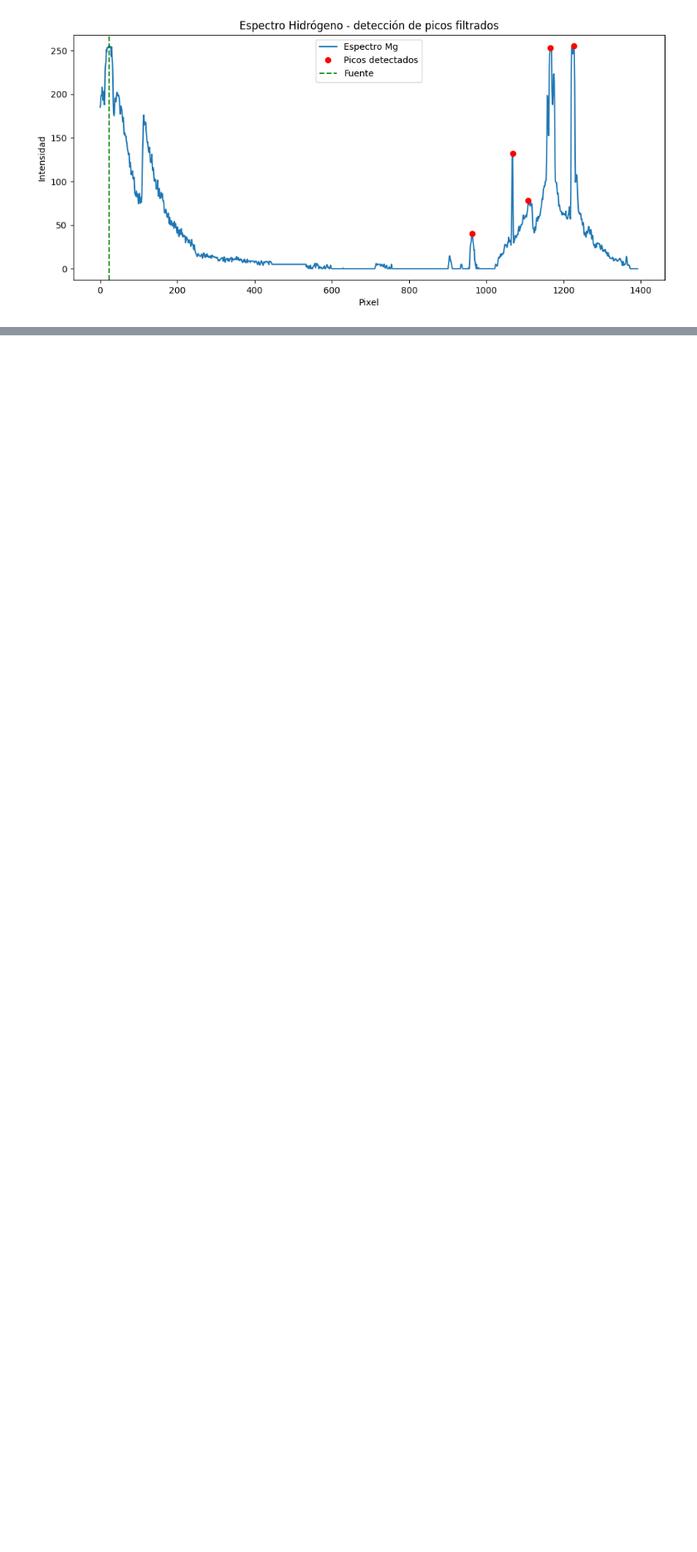
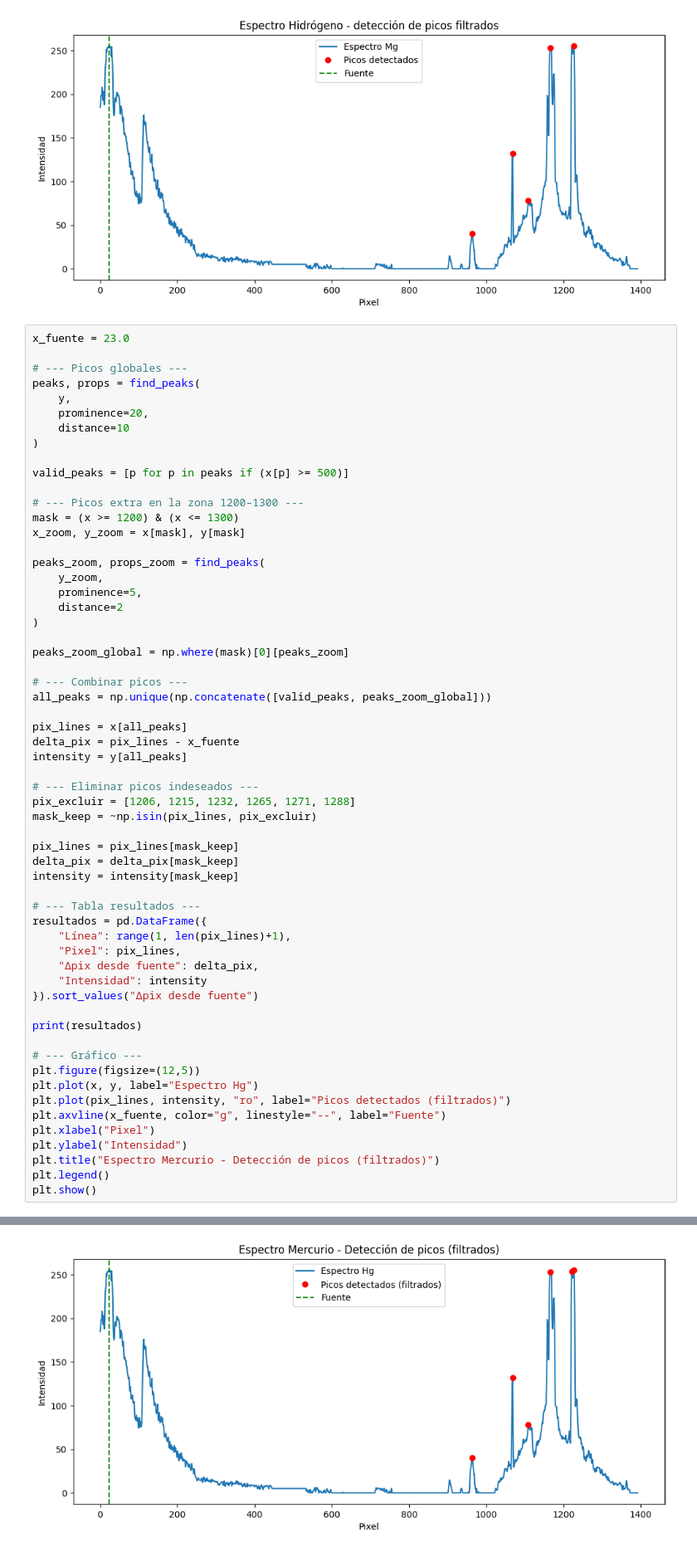
Before and after one commit to KateT840/Laboratorio_moderna, a Jupyter notebook: Lab_2/Codigo_Lab_2_mercurio.ipynb, the cells around one changed output, grey strips where cells are left out. Shown at 83% size. Drawn from its saved outputs; the diff is of its cells as text; blank space fills up the shorter version.

```diff
--- a/Lab_2/Codigo_Lab_2_mercurio.ipynb
+++ b/Lab_2/Codigo_Lab_2_mercurio.ipynb
@@ -135,3 +135,63 @@ plt.show()
 3      4  1166.0             1143.0     253.000
 4      5  1227.0             1204.0     255.000
 [figure]
+# %%
+x_fuente = 23.0
+
+# --- Picos globales ---
+peaks, props = find_peaks(
+    y,
+    prominence=20,
+    distance=10
+)
+
+valid_peaks = [p for p in peaks if (x[p] >= 500)]
+
+# --- Picos extra en la zona 1200–1300 ---
+mask = (x >= 1200) & (x <= 1300)
+x_zoom, y_zoom = x[mask], y[mask]
+
+peaks_zoom, props_zoom = find_peaks(
+    y_zoom,
+    prominence=5,
+    distance=2
+)
+
+peaks_zoom_global = np.where(mask)[0][peaks_zoom]
+
+# --- Combinar picos ---
+all_peaks = np.unique(np.concatenate([valid_peaks, peaks_zoom_global]))
+
+pix_lines = x[all_peaks]
+delta_pix = pix_lines - x_fuente
+intensity = y[all_peaks]
+
+# --- Eliminar picos indeseados ---
+pix_excluir = [1206, 1215, 1232, 1265, 1271, 1288]
+mask_keep = ~np.isin(pix_lines, pix_excluir)
+
+pix_lines = pix_lines[mask_keep]
+delta_pix = delta_pix[mask_keep]
+intensity = intensity[mask_keep]
+
+# --- Tabla resultados ---
+resultados = pd.DataFrame({
+    "Línea": range(1, len(pix_lines)+1),
+    "Pixel": pix_lines,
+    "Δpix desde fuente": delta_pix,
+    "Intensidad": intensity
+}).sort_values("Δpix desde fuente")
+
+print(resultados)
+
+# --- Gráfico ---
+plt.figure(figsize=(12,5))
+plt.plot(x, y, label="Espectro Hg")
+plt.plot(pix_lines, intensity, "ro", label="Picos detectados (filtrados)")
+plt.axvline(x_fuente, color="g", linestyle="--", label="Fuente")
+plt.xlabel("Pixel")
+plt.ylabel("Intensidad")
+plt.title("Espectro Mercurio - Detección de picos (filtrados)")
+plt.legend()
+plt.show()
+# %% [output]
@@ -137,0 +205 @@ plt.show()
+[figure, added]
```
Also changed, not shown: parts of 3 cells of this notebook.
